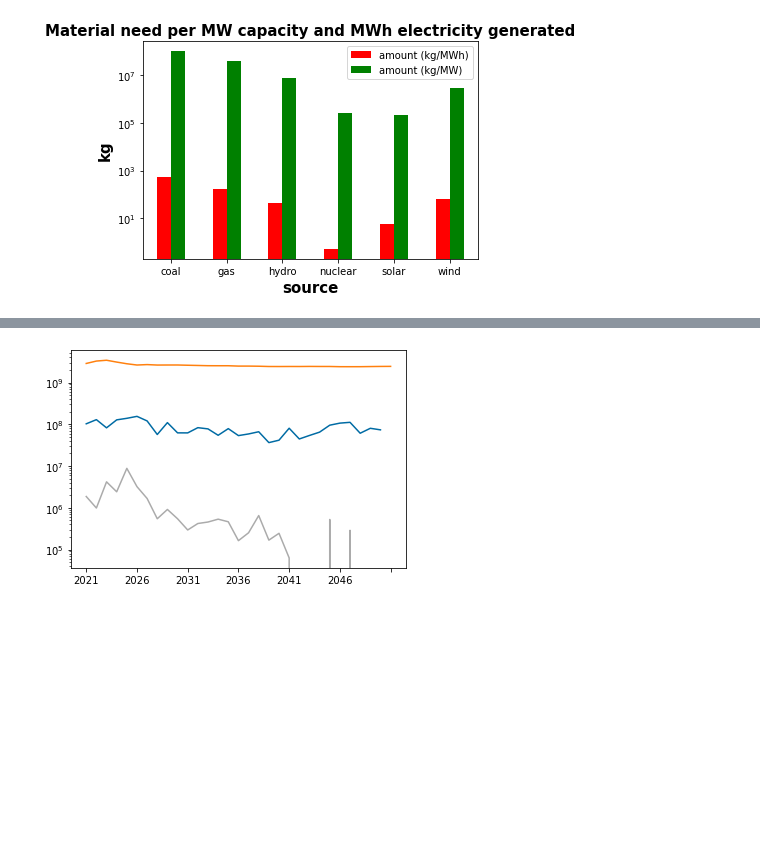
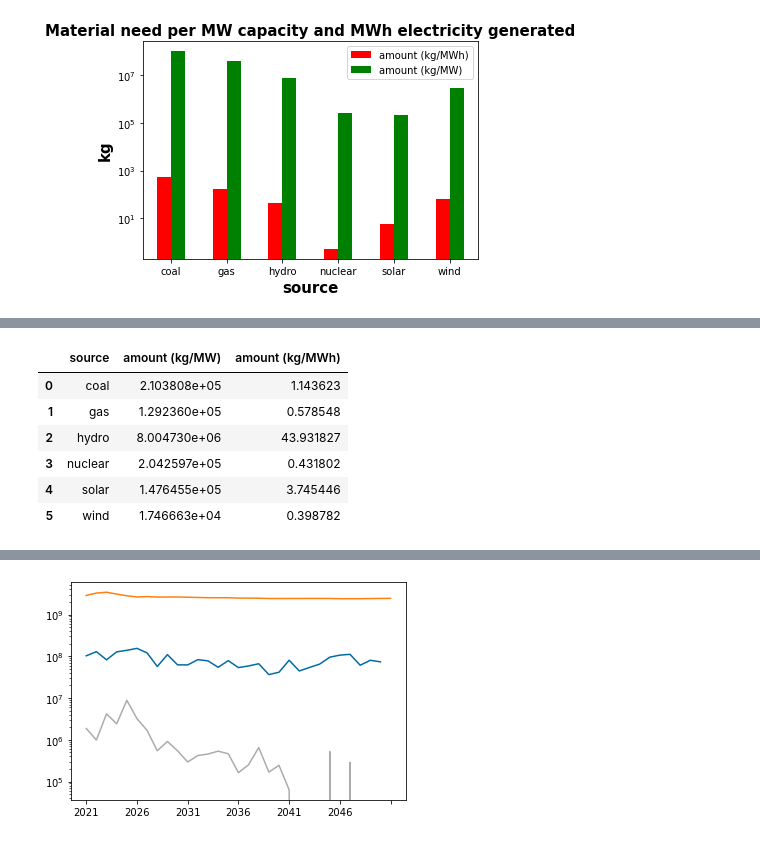
Before and after one commit to di212/mining_waste, a Jupyter notebook: get_material_flows (1).ipynb, the cells around one changed output, grey strips where cells are left out. Saved outputs shown, nothing was run; the diff lists cells and outputs as text; code cells hidden in the pictures; blank space fills up the shorter version.

```diff
--- a/get_material_flows (1).ipynb
+++ b/get_material_flows (1).ipynb
@@ -348,0 +354,13 @@ dtype: float64
+# %%
+total_back_waste
+annual_decomissions=decommissions*[2.103808e+05,2.042597e+05]
+annual_decomissions_tot= annual_decomissions.sum(axis=1) #in tons
+annual_decomissions_tot.to_frame()
+# %% [output]
+|  | source | amount (kg/MW) | amount (kg/MWh) |
+| 0 | coal | 2.103808e+05 | 1.143623 |
+| 1 | gas | 1.292360e+05 | 0.578548 |
+| 2 | hydro | 8.004730e+06 | 43.931827 |
+| 3 | nuclear | 2.042597e+05 | 0.431802 |
+| 4 | solar | 1.476455e+05 | 3.745446 |
+| 5 | wind | 1.746663e+04 | 0.398782 |
```
Also changed, not shown: parts of 22 cells of this notebook.
